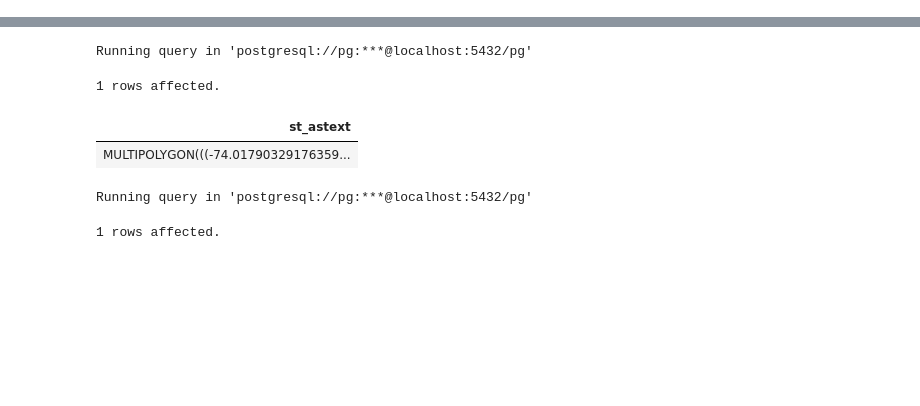
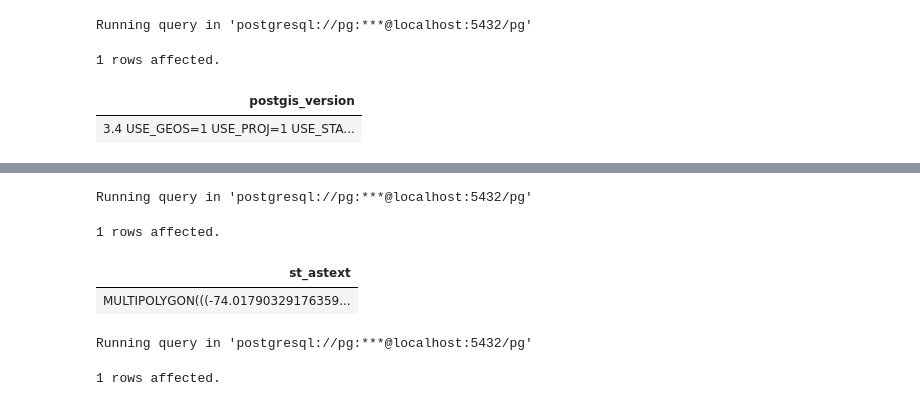
Before and after one commit to SPTKL/experiment-pluto-in-duckdb, a Jupyter notebook: pg.ipynb, the cells around one changed output, grey strips where cells are left out. Saved outputs shown, nothing was run; the diff lists cells and outputs as text; code cells hidden in the pictures; blank space fills up the shorter version.

```diff
--- a/pg.ipynb
+++ b/pg.ipynb
@@ -9,0 +10,8 @@ Connecting and switching to connection 'postgresql://pg:***@localhost:5432/pg'
+# %%
+%%sql
+SELECT PostGIS_Version();
+# %% [output]
+Running query in 'postgresql://pg:***@localhost:5432/pg'
+1 rows affected.
+| postgis_version |
+| 3.4 USE_GEOS=1 USE_PROJ=1 USE_STA... |
```
Also changed, not shown: parts of 6 cells of this notebook, 2 other files.
